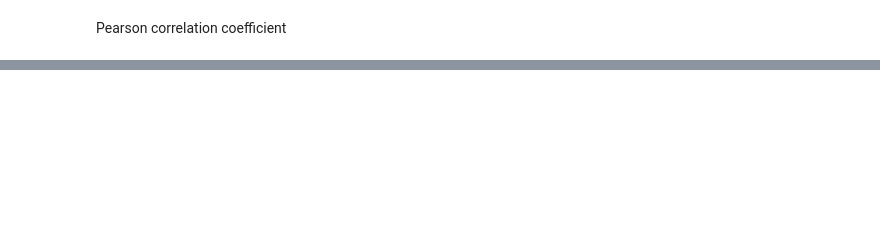
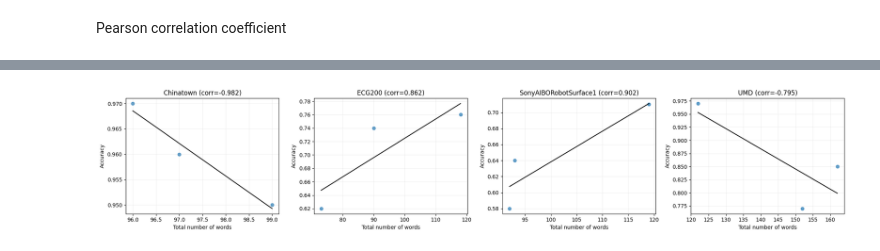
Before and after one commit to ChristianBontveit/TSC_LLM_rules, a Jupyter notebook: results/llm_results/analyze_rule_text.ipynb, the cells around one changed output, grey strips where cells are left out. Saved outputs shown, nothing was run; the diff lists cells and outputs as text; code cells hidden in the pictures; blank space fills up the shorter version.

```diff
--- a/results/llm_results/analyze_rule_text.ipynb
+++ b/results/llm_results/analyze_rule_text.ipynb
@@ -241,0 +263,5 @@ display(correlation_table(rules_df, 'num_chars'))
+# %%
+subset = runs_df[runs_df['num_rules_setting'] == 12]
+plot_trend_per_dataset(subset, 'total_num_words', 'Total number of words')
+# %% [output]
+[figure, added]
```
Also changed, not shown: parts of 11 cells of this notebook, 36 other files.
